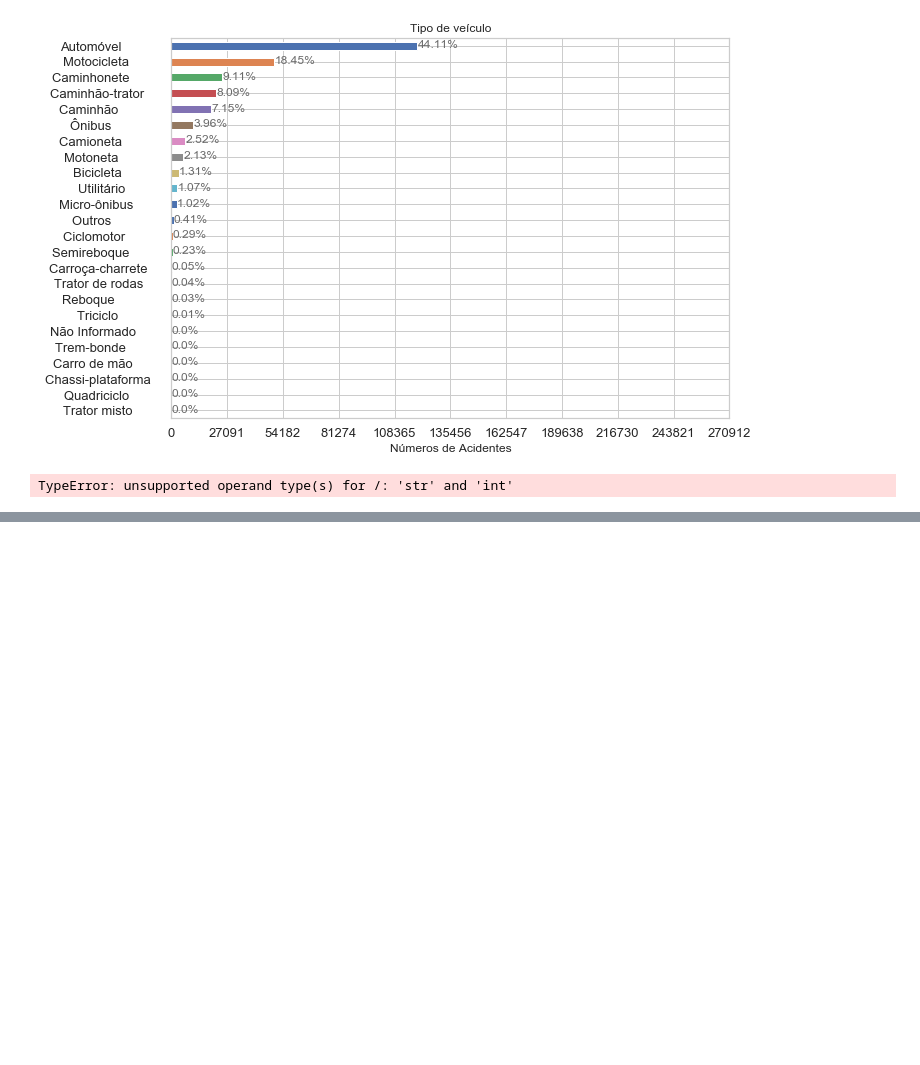
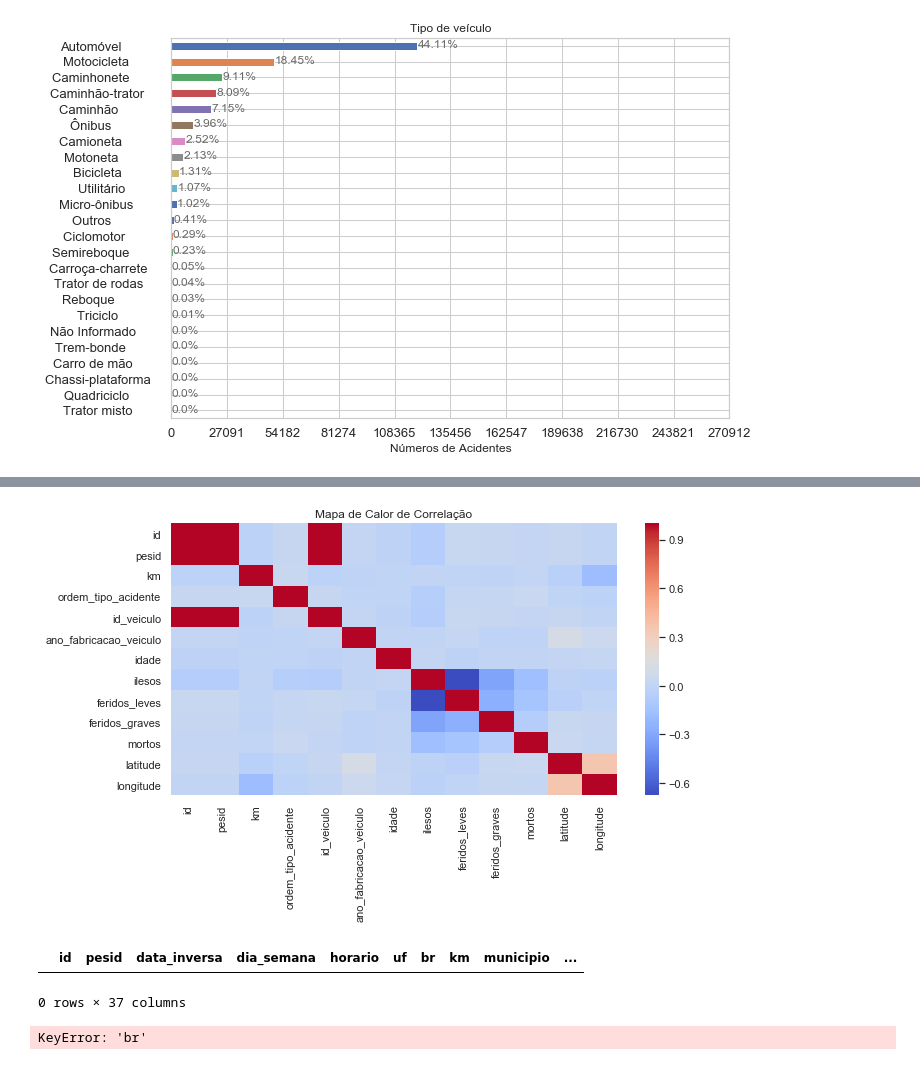
Before and after one commit to vitorioluis/Machine-Learning, a Jupyter notebook: Acidentes_de_Trânsito/Acidentes de Trânsito.ipynb, the cells around one changed output, grey strips where cells are left out. Cells and saved outputs as stored; diff of their text form; code cells hidden in the pictures; blank space fills up the shorter version.

```diff
--- a/Acidentes_de_Trânsito/Acidentes de Trânsito.ipynb
+++ b/Acidentes_de_Trânsito/Acidentes de Trânsito.ipynb
@@ -131,14 +132,14 @@ grafico_dados_faltantes();
 #####   * "idade" => idade do contutor do veículo
 #####   * "ano_fabricacao_veiculo" => como o próprio nome ja diz ano de fabricação do veículo
 # %%
-# vamos aplicar a média de idade para preencher os dados faltandes da coluna "idade"
+# Aplica a média de idade para preencher os dados faltandes da coluna "idade"
 df_acidentes['idade'].fillna((df_acidentes['idade'].mean(skipna=True)),inplace=True)
 
 # gerar a média do ano de fabricação
 ano_medio_fabricacao = int(df_acidentes['ano_fabricacao_veiculo'].mean())
 
 # tratando o ano médio de fabricação do veículo
-df_acidentes['ano_fabricacao_veiculo'].fillna((ano_medio_fabricacao),inplace=True);
+df_acidentes['ano_fabricacao_veiculo'].fillna((ano_medio_fabricacao), inplace=True);
 
 # tratando o campo 'br' que não estão preenchidas
 # subistitui o Nulo por Zero(0)
@@ -151,12 +152,12 @@ df_acidentes['br'] = df_acidentes['br'].astype(int)
 df_acidentes['br'] = df_acidentes['br'].astype(str)
 
 # preenche os campos de valores Zero(0)
-df_acidentes[df_acidentes['br'] == '0']['br'] = 'Nome da BR não preenchido'
+df_acidentes.loc[df_acidentes['br'] == '0','br'] = 'Nome da BR não preenchido'
 
-# normalizando dados
+# normalizando dados(coluna br com o tamanho de 3 caracteres)
 df_acidentes['br'] = df_acidentes['br'].apply(lambda n: '0' * (3 - len(n)) + n if len(n) < 3 else n);
 
-# substitui ',' por '.' para converter em float
+# converte em str e substitui ',' por '.' para em seguida converter em float
 df_acidentes['km']=df_acidentes['km'].apply(lambda x: str(x).replace(".","").replace(",","."))
 
 # converte em float
@@ -250,11 +249,8 @@ gerar_grafico_countplot('tipo_veiculo', altura=7,titulo='Tipo de veículo');
 # %% [output]
 [figure]
-# %%
-# teste de correlação entre tipo_pista x tipo_veiculo
-df_acidentes.condicao_metereologica.corr(df_acidentes.tipo_veiculo)
-# %% [output]
-TypeError: unsupported operand type(s) for /: 'str' and 'int'
 # %%
 # correlação entre todas as variáveis do nosso dataframe.
-df_acidentes.corr()
+plt.figure(figsize=(10,5))
+sns.heatmap(df_acidentes.corr(), cmap='coolwarm')
+plt.title('Mapa de Calor de Correlação');
 # %% [output]
@@ -274,0 +257,10 @@ df_acidentes.corr()
+[figure, added]
+# %%
+df_acidentes[df_acidentes['tipo_veiculo']=='Motocicleta']
+# %% [output]
+|  | id | pesid | data_inversa | dia_semana | horario | uf | br | km | municipio | ... |
+0 rows × 37 columns
+# %%
+df_motos['br']
+# %% [output]
+KeyError: 'br'
```
Also changed, not shown: parts of 18 cells of this notebook, 1 other file.
